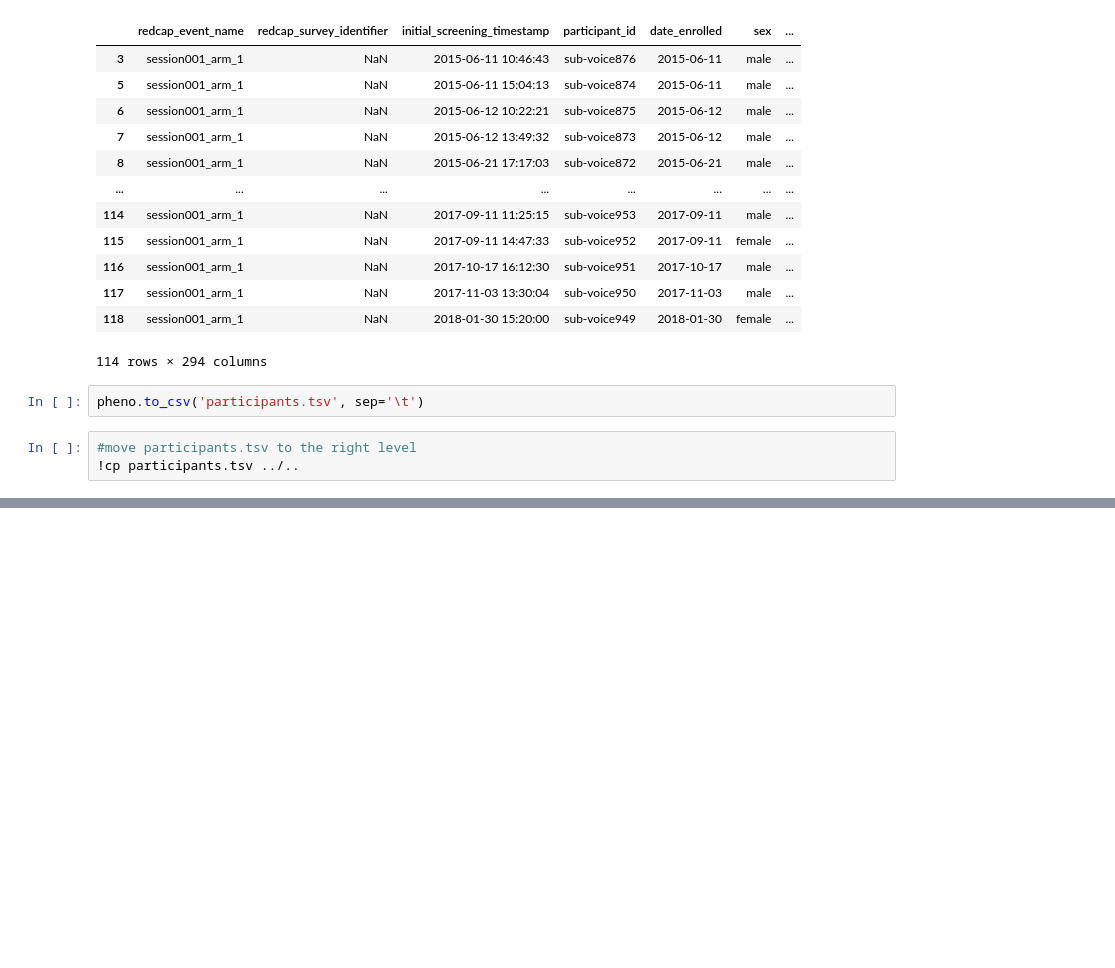
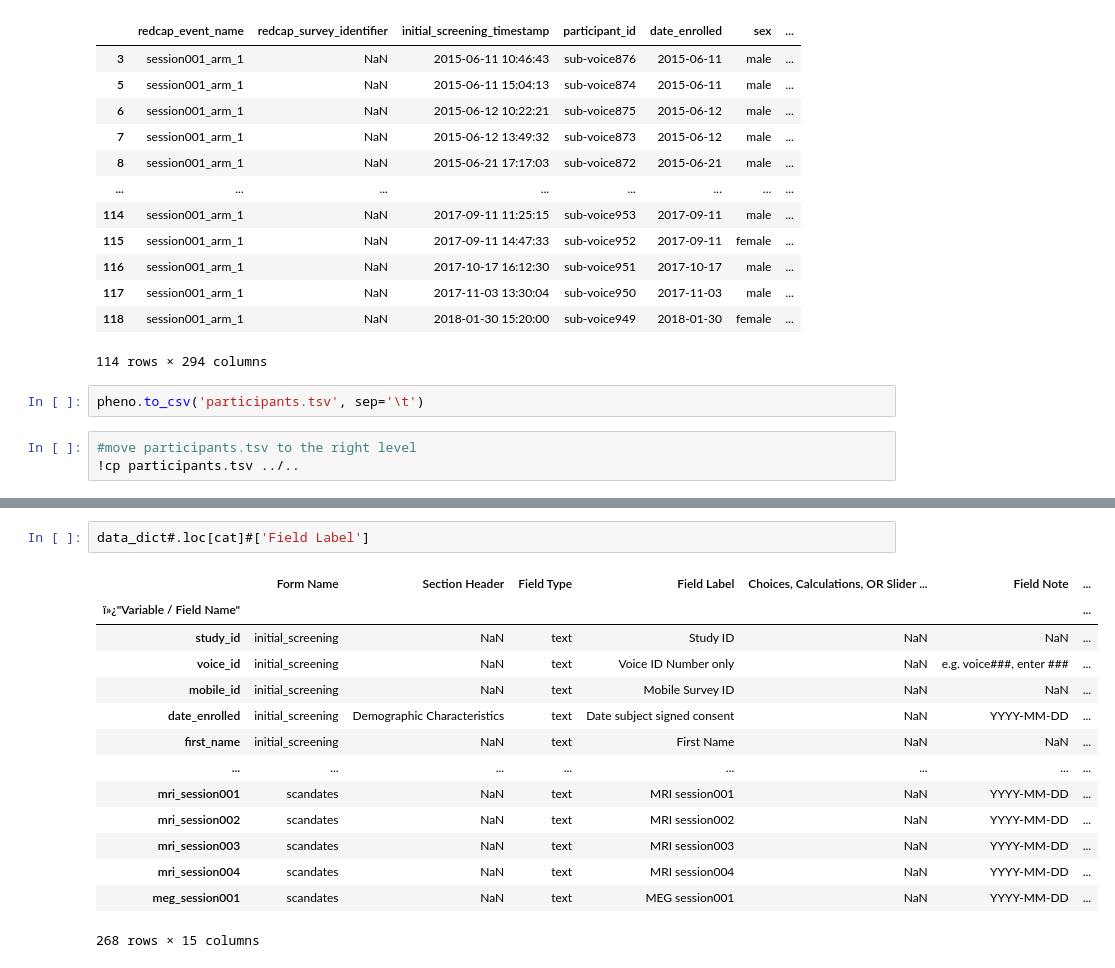
Before and after one commit to Rahul-Brito/mdd_voice_task, a Jupyter notebook: nidm_pheno/Create Participants TSV.ipynb, the cells around one changed output, grey strips where cells are left out. Drawn from its saved outputs; the diff is of its cells as text; blank space fills up the shorter version.

```diff
--- a/nidm_pheno/Create Participants TSV.ipynb
+++ b/nidm_pheno/Create Participants TSV.ipynb
@@ -167,0 +192,17 @@ pd.read_csv('../../participants.tsv', sep='\t', index_col=0)
+# %%
+data_dict#.loc[cat]#['Field Label']
+# %% [output]
+|  | Form Name | Section Header | Field Type | Field Label | Choices, Calculations, OR Slider ... | Field Note | ... |
+| ï»¿"Variable / Field Name" |  |  |  |  |  |  | ... |
+| study_id | initial_screening | NaN | text | Study ID | NaN | NaN | ... |
+| voice_id | initial_screening | NaN | text | Voice ID Number only | NaN | e.g. voice###, enter ### | ... |
+| mobile_id | initial_screening | NaN | text | Mobile Survey ID | NaN | NaN | ... |
+| date_enrolled | initial_screening | Demographic Characteristics | text | Date subject signed consent | NaN | YYYY-MM-DD | ... |
+| first_name | initial_screening | NaN | text | First Name | NaN | NaN | ... |
+| ... | ... | ... | ... | ... | ... | ... | ... |
+| mri_session001 | scandates | NaN | text | MRI session001 | NaN | YYYY-MM-DD | ... |
+| mri_session002 | scandates | NaN | text | MRI session002 | NaN | YYYY-MM-DD | ... |
+| mri_session003 | scandates | NaN | text | MRI session003 | NaN | YYYY-MM-DD | ... |
+| mri_session004 | scandates | NaN | text | MRI session004 | NaN | YYYY-MM-DD | ... |
+| meg_session001 | scandates | NaN | text | MEG session001 | NaN | YYYY-MM-DD | ... |
+268 rows × 15 columns
```
Also changed, not shown: parts of 6 cells of this notebook, 1 other file.
